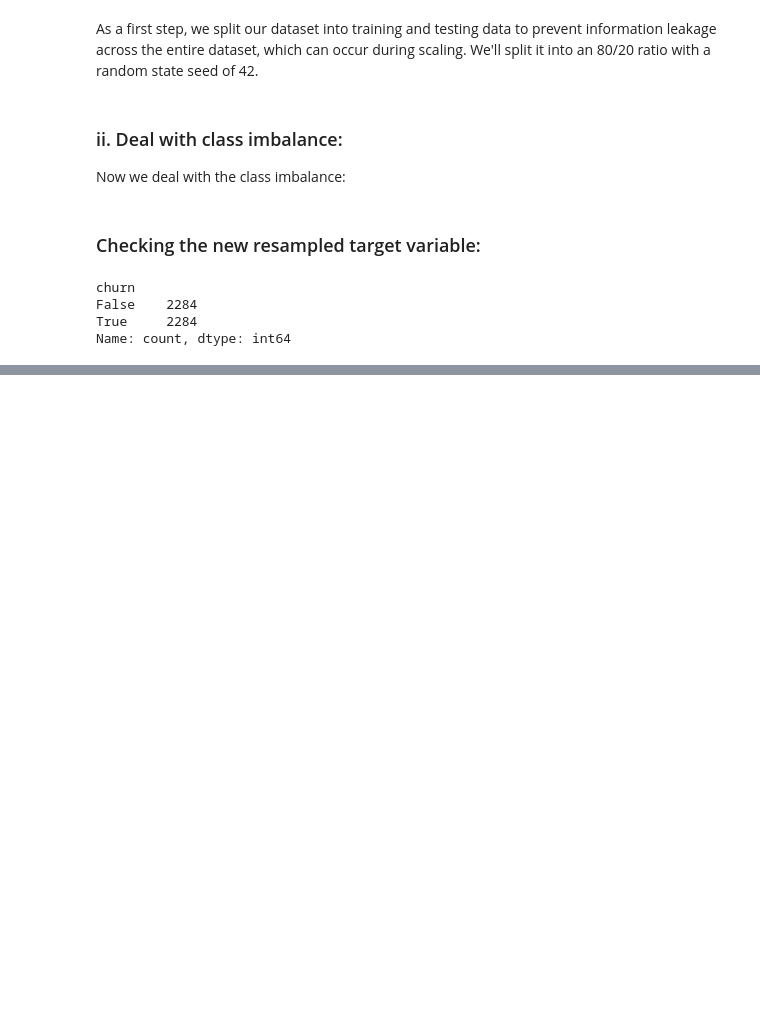
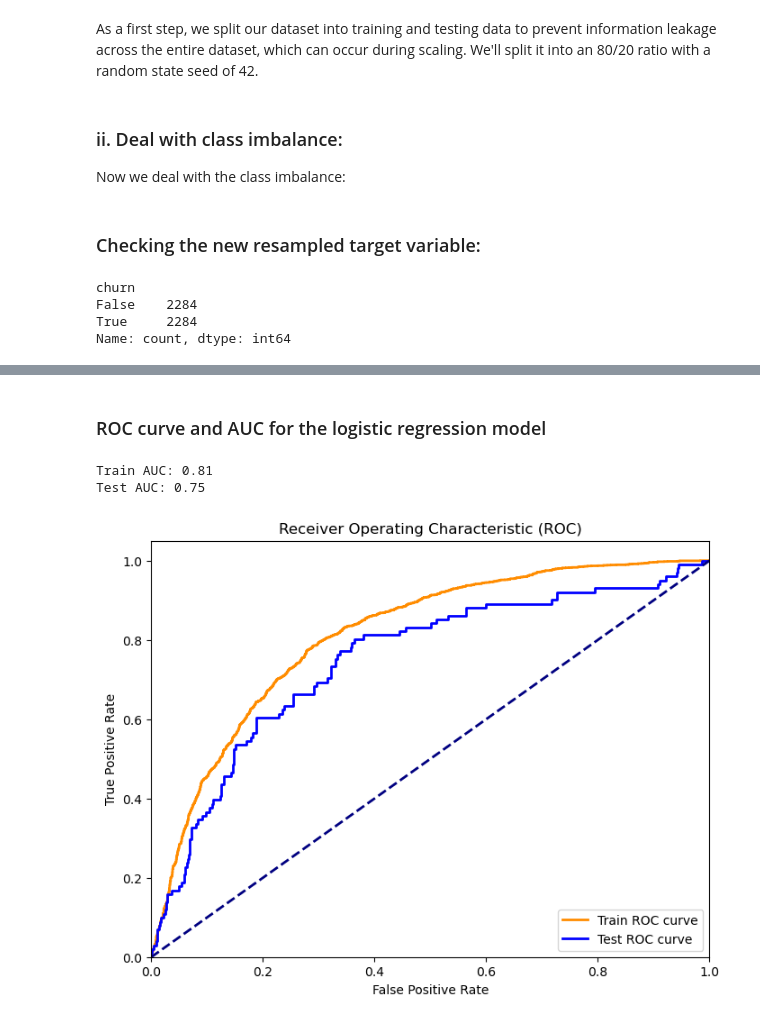
Before and after one commit to Iankip8/Phase_3_project, a Jupyter notebook: SyriatelCustomerChurn.ipynb, the cells around one changed output, grey strips where cells are left out. Saved outputs shown, nothing was run; the diff lists cells and outputs as text; code cells hidden in the pictures; blank space fills up the shorter version.

```diff
--- a/SyriatelCustomerChurn.ipynb
+++ b/SyriatelCustomerChurn.ipynb
@@ -893,0 +1060,37 @@ Name: count, dtype: int64
+# %% [markdown]
+### ROC curve and AUC for the logistic regression model
+# %%
+from sklearn.metrics import roc_curve, auc
+
+# Obtain decision function scores for train and test data
+y_train_score = model_log.decision_function(X_train_resampled)
+y_test_score = model_log.decision_function(X_test)
+
+# Calculate ROC curve for train and test data
+train_fpr, train_tpr, _ = roc_curve(y_train_resampled, y_train_score)
+test_fpr, test_tpr, _ = roc_curve(y_test, y_test_score)
+
+# Calculate AUC for train and test data
+train_auc = auc(train_fpr, train_tpr)
+test_auc = auc(test_fpr, test_tpr)
+
+# Print AUC for train and test data
+print('Train AUC: {:.2f}'.format(train_auc))
+print('Test AUC: {:.2f}'.format(test_auc))
+
+# Plot ROC curve for train and test data
+plt.figure(figsize=(8, 6))
+plt.plot(train_fpr, train_tpr, color='darkorange', lw=2, label='Train ROC curve')
+plt.plot(test_fpr, test_tpr, color='blue', lw=2, label='Test ROC curve')
+plt.plot([0, 1], [0, 1], color='navy', lw=2, linestyle='--')
+plt.xlim([0.0, 1.0])
+plt.ylim([0.0, 1.05])
+plt.xlabel('False Positive Rate')
+plt.ylabel('True Positive Rate')
+plt.title('Receiver Operating Characteristic (ROC)')
+plt.legend(loc='lower right')
+plt.show()
+# %% [output]
+Train AUC: 0.81
+Test AUC: 0.75
+[figure, added]
```
Also changed, not shown: parts of 14 cells of this notebook.
